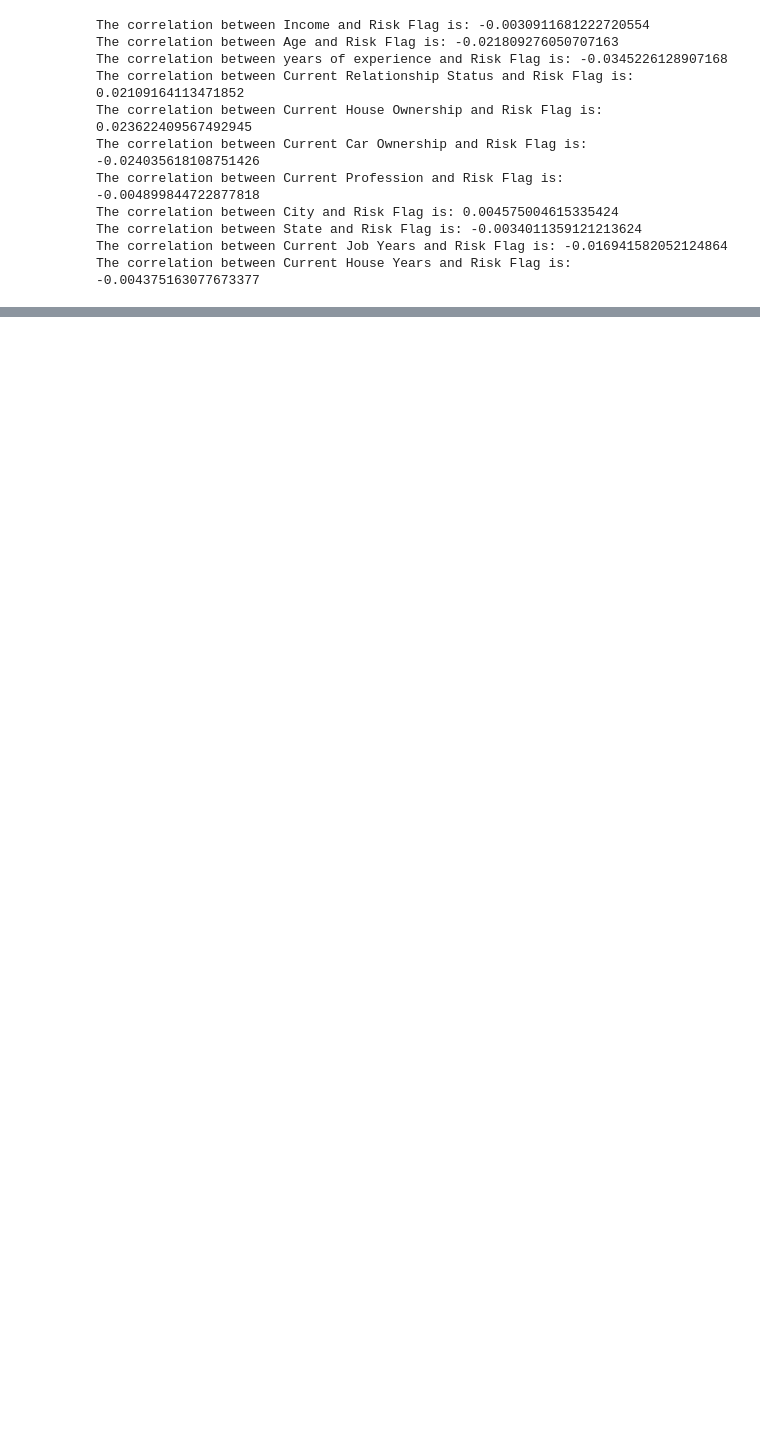
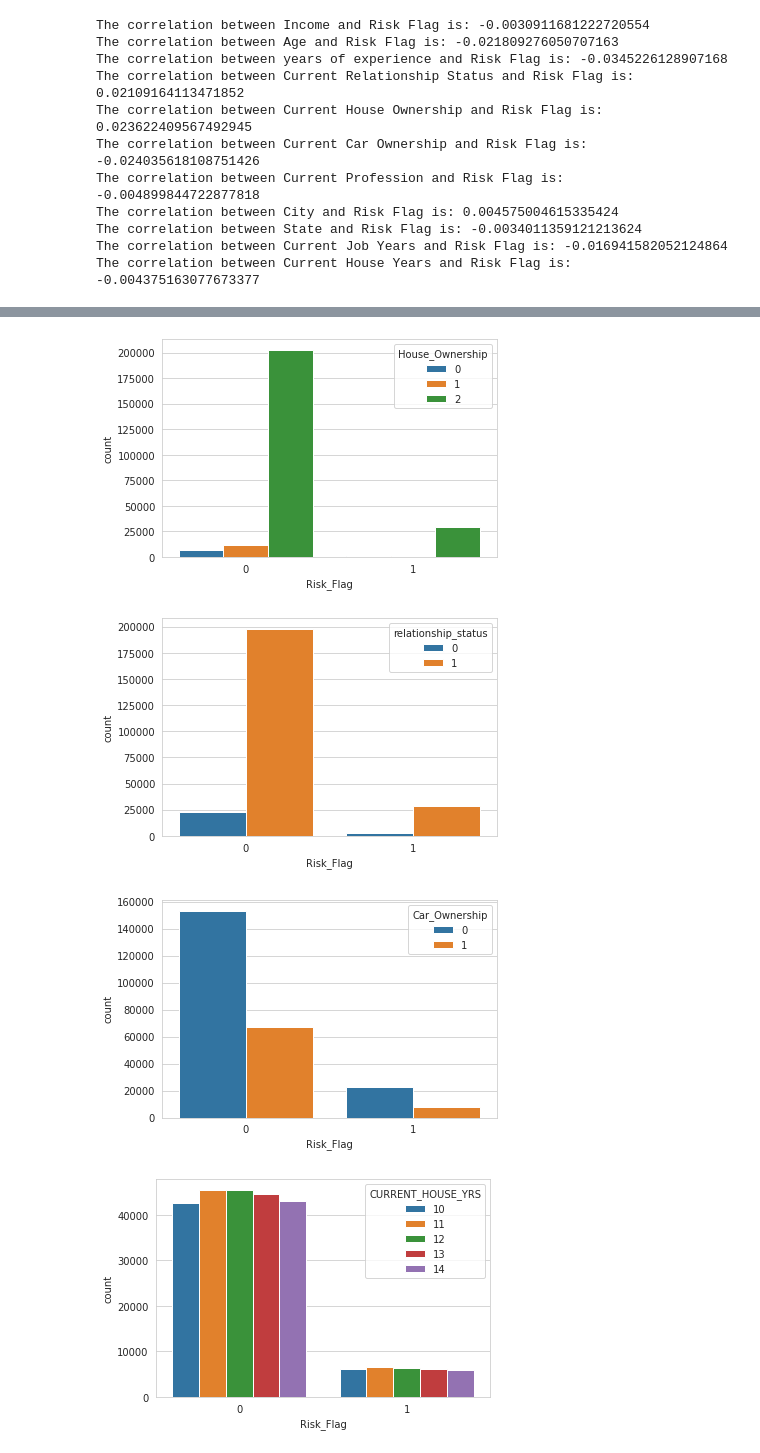
Before and after one commit to nic-royo/Loan_Prediction, a Jupyter notebook: I_Dataset.ipynb, the cells around one changed output, grey strips where cells are left out. Cells and saved outputs as stored; diff of their text form; code cells hidden in the pictures; blank space fills up the shorter version.

```diff
--- a/I_Dataset.ipynb
+++ b/I_Dataset.ipynb
@@ -299,0 +237,17 @@ plt.show()
+# %%
+sns.countplot(x='Risk_Flag' , data = df , hue = 'House_Ownership')
+plt.show()
+
+sns.countplot(x='Risk_Flag' ,data = df , hue = 'relationship_status')
+plt.show()
+
+sns.countplot(x='Risk_Flag' ,data = df , hue = 'Car_Ownership')
+plt.show()
+
+sns.countplot(x='Risk_Flag' ,data = df , hue = 'CURRENT_HOUSE_YRS')
+plt.show()
+# %% [output]
+[figure, added]
+[figure, added]
+[figure, added]
+[figure, added]
```
Also changed, not shown: parts of 36 cells of this notebook.
